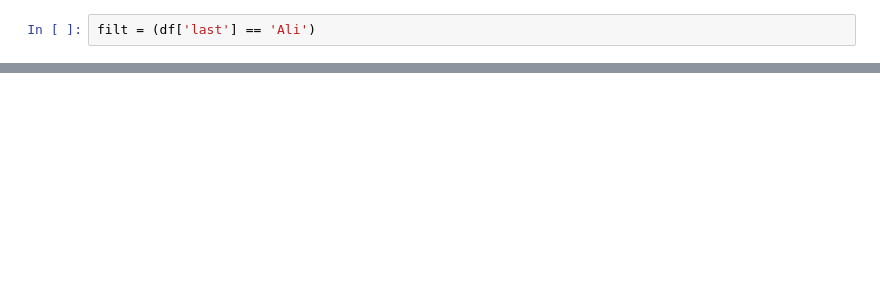
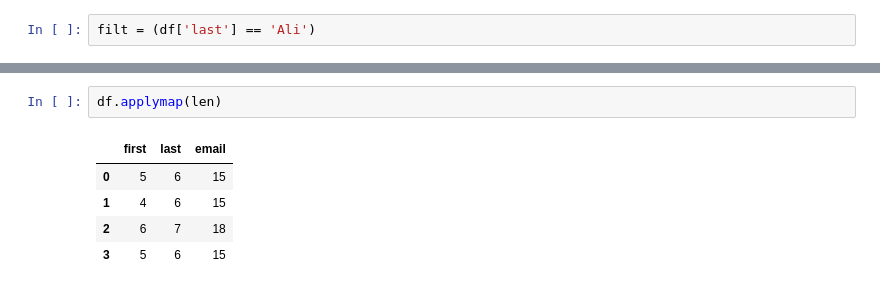
Before and after one commit to Asghar267/100DaysOfCodePython_Reboot_2.0, a Jupyter notebook: Day_18_pandas.ipynb, the cells around one changed output, grey strips where cells are left out. Saved outputs shown, nothing was run; the diff lists cells and outputs as text; blank space fills up the shorter version.

```diff
--- a/Day_18_pandas.ipynb
+++ b/Day_18_pandas.ipynb
@@ -183,0 +220,8 @@ df
+# %%
+df.applymap(len)
+# %% [output]
+|  | first | last | email |
+| 0 | 5 | 6 | 15 |
+| 1 | 4 | 6 | 15 |
+| 2 | 6 | 7 | 18 |
+| 3 | 5 | 6 | 15 |
```
Also changed, not shown: parts of 43 cells of this notebook.
